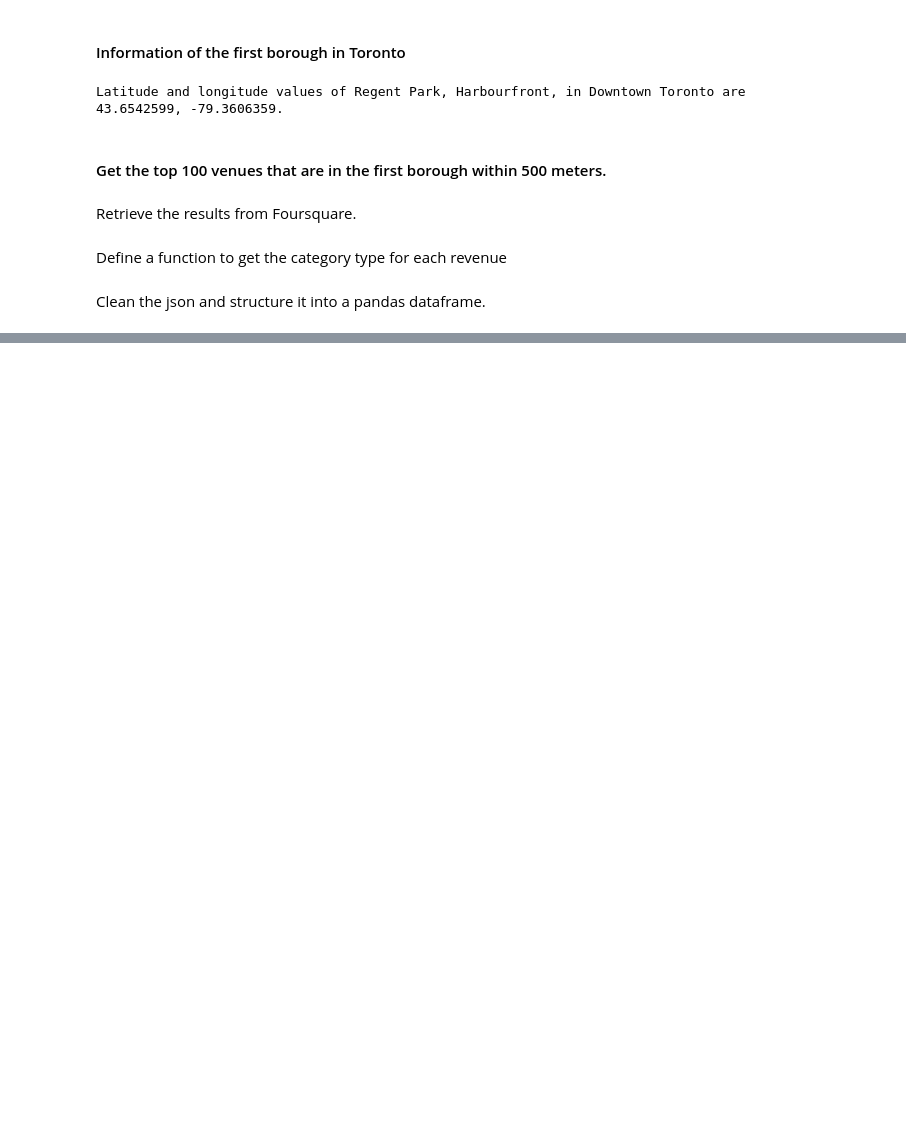
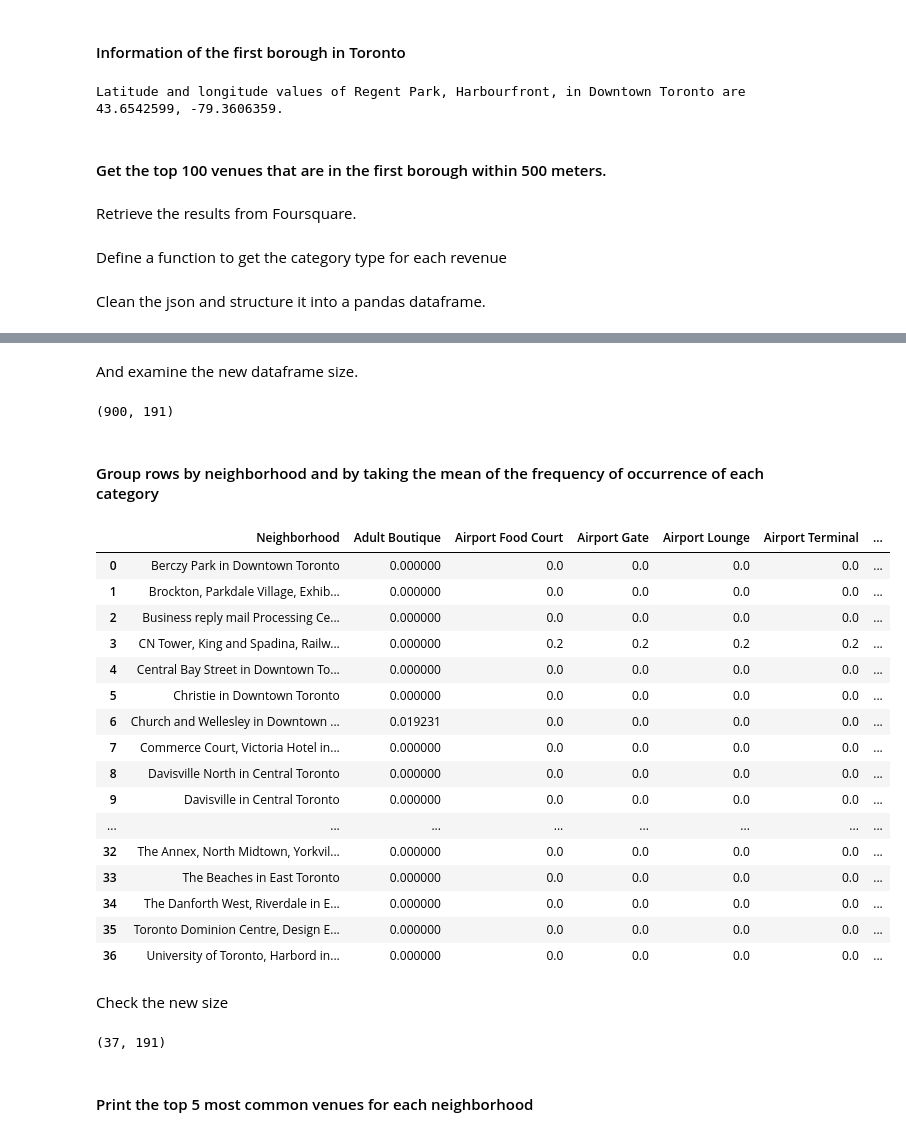
Before and after one commit to harryliyi/IBM-DScapstone, a Jupyter notebook: W3_Neighborhood_Clustering_Toronto.ipynb, the cells around one changed output, grey strips where cells are left out. Drawn from its saved outputs; the diff is of its cells as text; code cells hidden in the pictures; blank space fills up the shorter version.

```diff
--- a/W3_Neighborhood_Clustering_Toronto.ipynb
+++ b/W3_Neighborhood_Clustering_Toronto.ipynb
@@ -311,0 +358,7 @@ nearby_venues.head()
+# %%
+neighborhoods = [ineighborhood +' in '+ iborough for ineighborhood, iborough in zip(tor_neighborhoods['Neighborhood'], tor_neighborhoods['Borough'])]
+toronto_venues = getNearbyVenues(names=neighborhoods,
+                                   latitudes=tor_neighborhoods['Latitude'],
+                                   longitudes=tor_neighborhoods['Longitude'],
+                                 radius = radius
+                                  )
@@ -311,0 +446,10 @@ nearby_venues.head()
+# %%
+# one hot encoding
+toronto_onehot = pd.get_dummies(toronto_venues[['Venue Category']], prefix="", prefix_sep="")
+
+# add neighborhood column back to dataframe
+toronto_onehot['Neighborhood'] = toronto_venues['Neighborhood']
+
+# move neighborhood column to the first column
+toronto_onehot = toronto_onehot.reindex(columns=(['Neighborhood'] + list([icol for icol in toronto_onehot.columns if icol != 'Neighborhood']) ))
+toronto_onehot.head()
@@ -311,0 +463,37 @@ nearby_venues.head()
+# %% [markdown]
+And examine the new dataframe size.
+# %%
+toronto_onehot.shape
+# %% [output]
+(900, 191)
+# %% [markdown]
+#### Group rows by neighborhood and by taking the mean of the frequency of occurrence of each category
+# %%
+toronto_grouped = toronto_onehot.groupby('Neighborhood').mean().reset_index()
+toronto_grouped
+# %% [output]
+|  | Neighborhood | Adult Boutique | Airport Food Court | Airport Gate | Airport Lounge | Airport Terminal | ... |
+| 0 | Berczy Park in Downtown Toronto | 0.000000 | 0.0 | 0.0 | 0.0 | 0.0 | ... |
+| 1 | Brockton, Parkdale Village, Exhib... | 0.000000 | 0.0 | 0.0 | 0.0 | 0.0 | ... |
+| 2 | Business reply mail Processing Ce... | 0.000000 | 0.0 | 0.0 | 0.0 | 0.0 | ... |
+| 3 | CN Tower, King and Spadina, Railw... | 0.000000 | 0.2 | 0.2 | 0.2 | 0.2 | ... |
+| 4 | Central Bay Street in Downtown To... | 0.000000 | 0.0 | 0.0 | 0.0 | 0.0 | ... |
+| 5 | Christie in Downtown Toronto | 0.000000 | 0.0 | 0.0 | 0.0 | 0.0 | ... |
+| 6 | Church and Wellesley in Downtown ... | 0.019231 | 0.0 | 0.0 | 0.0 | 0.0 | ... |
+| 7 | Commerce Court, Victoria Hotel in... | 0.000000 | 0.0 | 0.0 | 0.0 | 0.0 | ... |
+| 8 | Davisville North in Central Toronto | 0.000000 | 0.0 | 0.0 | 0.0 | 0.0 | ... |
+| 9 | Davisville in Central Toronto | 0.000000 | 0.0 | 0.0 | 0.0 | 0.0 | ... |
+| ... | ... | ... | ... | ... | ... | ... | ... |
+| 32 | The Annex, North Midtown, Yorkvil... | 0.000000 | 0.0 | 0.0 | 0.0 | 0.0 | ... |
+| 33 | The Beaches in East Toronto | 0.000000 | 0.0 | 0.0 | 0.0 | 0.0 | ... |
+| 34 | The Danforth West, Riverdale in E... | 0.000000 | 0.0 | 0.0 | 0.0 | 0.0 | ... |
+| 35 | Toronto Dominion Centre, Design E... | 0.000000 | 0.0 | 0.0 | 0.0 | 0.0 | ... |
+| 36 | University of Toronto, Harbord in... | 0.000000 | 0.0 | 0.0 | 0.0 | 0.0 | ... |
+# %% [markdown]
+Check the new size
+# %%
+toronto_grouped.shape
+# %% [output]
+(37, 191)
+# %% [markdown]
+#### Print the top 5 most common venues for each neighborhood
```
Also changed, not shown: parts of 44 cells of this notebook.
